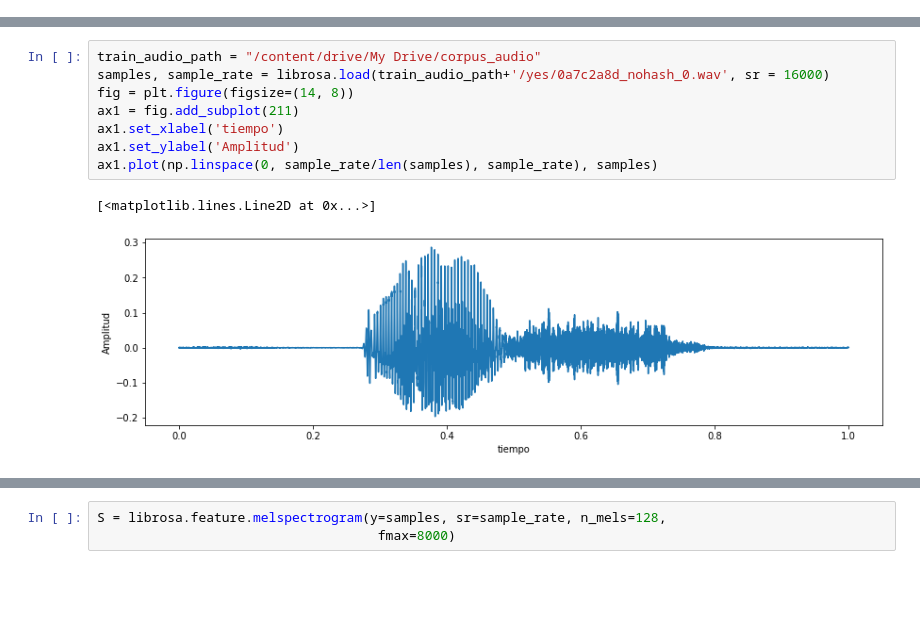
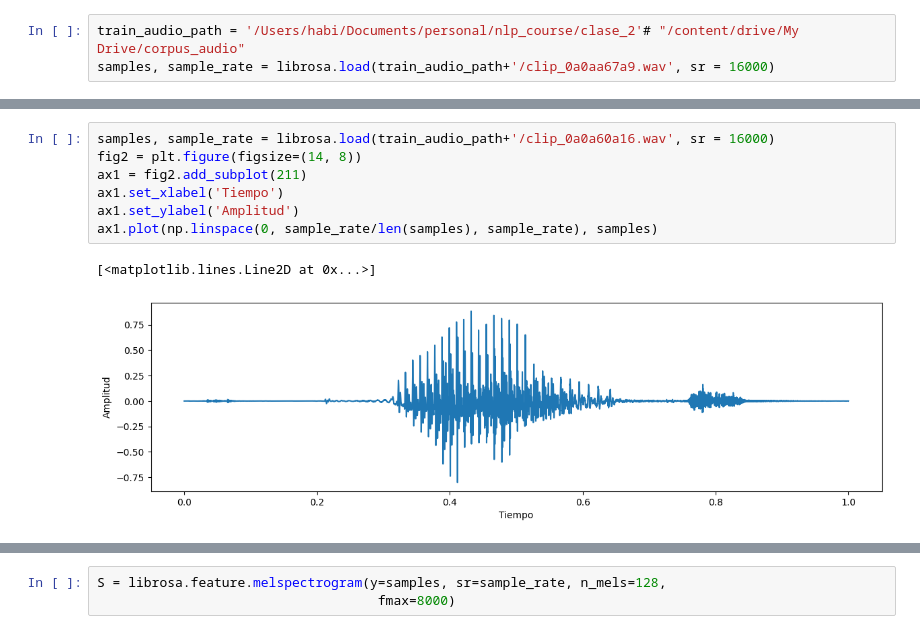
Before and after one commit to jesuarezt/nlp_course, a Jupyter notebook: clase_2/speech_to_text.ipynb, the cells around one changed output, grey strips where cells are left out. Cells and saved outputs as stored; diff of their text form; blank space fills up the shorter version.

```diff
--- a/clase_2/speech_to_text.ipynb
+++ b/clase_2/speech_to_text.ipynb
@@ -13,0 +19,3 @@ ModuleNotFoundError: No module named 'matplotlib'
+# %%
+train_audio_path = '/Users/habi/Documents/personal/nlp_course/clase_2'# "/content/drive/My Drive/corpus_audio"
+samples, sample_rate = librosa.load(train_audio_path+'/clip_0a0aa67a9.wav', sr = 16000)
@@ -14,11 +31,10 @@ ModuleNotFoundError: No module named 'matplotlib'
 # %%
-train_audio_path = "/content/drive/My Drive/corpus_audio"
-samples, sample_rate = librosa.load(train_audio_path+'/yes/0a7c2a8d_nohash_0.wav', sr = 16000)
-fig = plt.figure(figsize=(14, 8))
-ax1 = fig.add_subplot(211)
-ax1.set_xlabel('tiempo')
+samples, sample_rate = librosa.load(train_audio_path+'/clip_0a0a60a16.wav', sr = 16000)
+fig2 = plt.figure(figsize=(14, 8))
+ax1 = fig2.add_subplot(211)
+ax1.set_xlabel('Tiempo')
 ax1.set_ylabel('Amplitud')
 ax1.plot(np.linspace(0, sample_rate/len(samples), sample_rate), samples)
 # %% [output]
 [<matplotlib.lines.Line2D at 0x...>]
-[figure, old version]
+[figure, new version]
```
Also changed, not shown: parts of 8 cells of this notebook, 14 other files.
